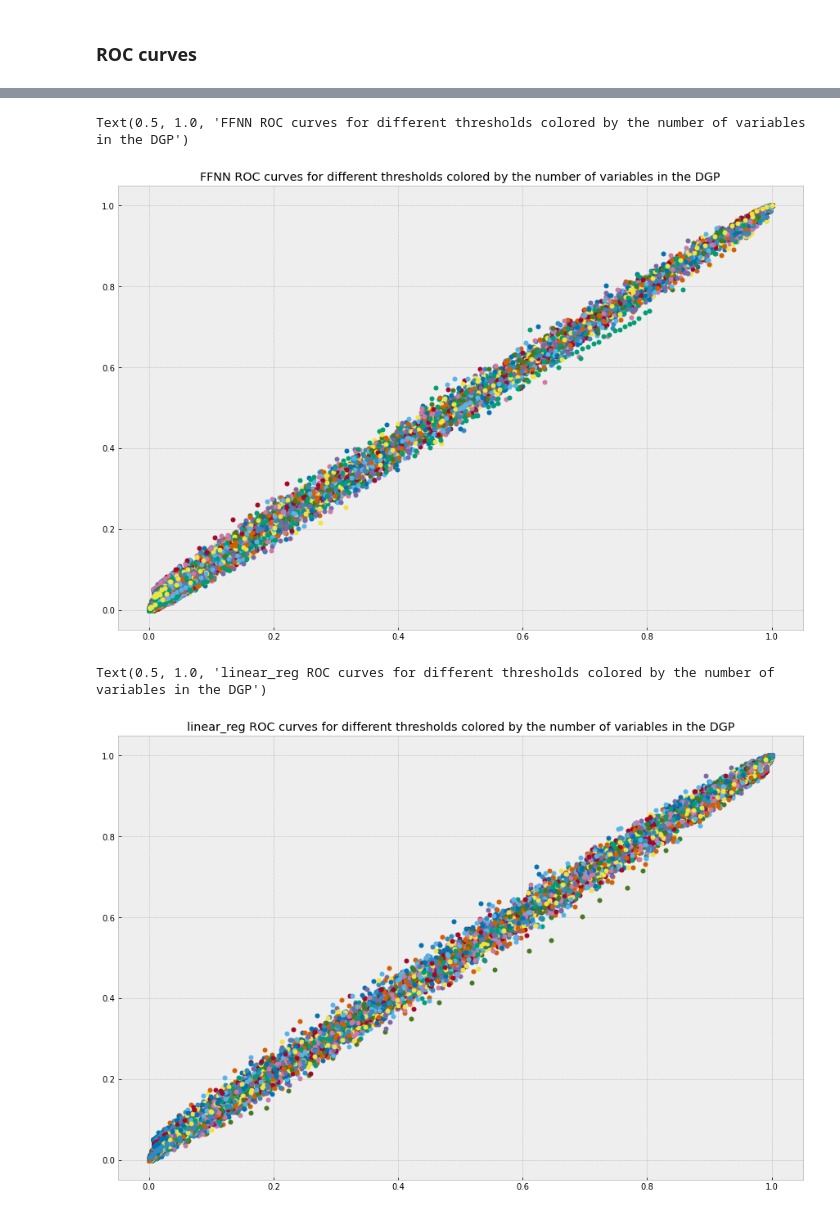
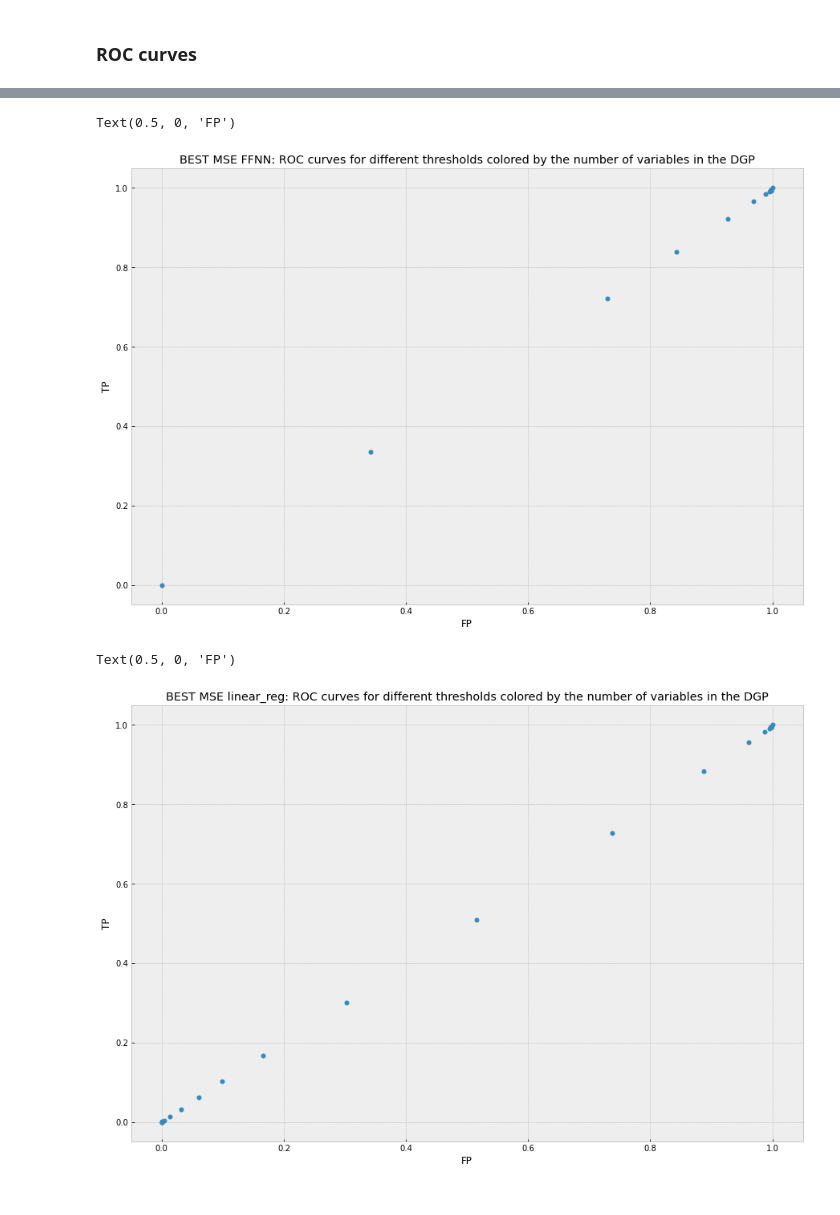
Before and after one commit to dcuoliveira/NN-VAR-Cov-Pred, a Jupyter notebook: src/results_report.ipynb, the cells around one changed output, grey strips where cells are left out. Cells and saved outputs as stored; diff of their text form; code cells hidden in the pictures.

Commit message:
checkpoint results fo roc curve

```diff
--- a/src/results_report.ipynb
+++ b/src/results_report.ipynb
@@ -406,5 +381,8 @@ roc_df
 # %%
-groups = roc_df.loc[roc_df["model"] == "ffnn"].groupby("number_of_variables")
+groups = roc_df.loc[(roc_df["model"] == "ffnn")&
+                    (roc_df["dgp"] == "ar1_495_random")&
+                    (roc_df["number_of_variables"] == 495)&
+                    (roc_df["dataset"] == "betadgp_covdgp_data")].groupby("number_of_variables")
 
 fig, ax = plt.subplots()
 for name, group in groups:
@@ -414,22 +392,29 @@ for name, group in groups:
             linestyle='',
             ms=5,
             label=name)
-ax.set_title("FFNN ROC curves for different thresholds colored by the number of variables in the DGP")
+ax.set_title("BEST MSE FFNN: ROC curves for different thresholds colored by the number of variables in the DGP")
+ax.set_ylabel("TP")
+ax.set_xlabel("FP")
 # %% [output]
-Text(0.5, 1.0, 'FFNN ROC curves for different thresholds colored by the number of variables in the DGP')
+Text(0.5, 0, 'FP')
-[figure, old version]
+[figure, new version]
 # %%
-groups = roc_df.loc[roc_df["model"] == "linear_reg"].groupby("number_of_variables")
+groups = roc_df.loc[(roc_df["model"] == "linear_reg")&
+                    (roc_df["dgp"] == "ar1_495_random")&
+                    (roc_df["number_of_variables"] == 495)&
+                    (roc_df["dataset"] == "betadgp_covdgp_data")].groupby("number_of_variables")
 
 fig, ax = plt.subplots()
 for name, group in groups:
     ax.plot(group["FP"],
             group["TP"],
             marker='o',
             linestyle='',
             ms=5,
             label=name)
-ax.set_title("linear_reg ROC curves for different thresholds colored by the number of variables in the DGP")
+ax.set_title("BEST MSE linear_reg: ROC curves for different thresholds colored by the number of variables in the DGP")
+ax.set_ylabel("TP")
+ax.set_xlabel("FP")
 # %% [output]
-Text(0.5, 1.0, 'linear_reg ROC curves for different thresholds colored by the number of variables in the DGP')
+Text(0.5, 0, 'FP')
-[figure, old version]
+[figure, new version]
```
Also changed, not shown: parts of 4 cells of this notebook.
